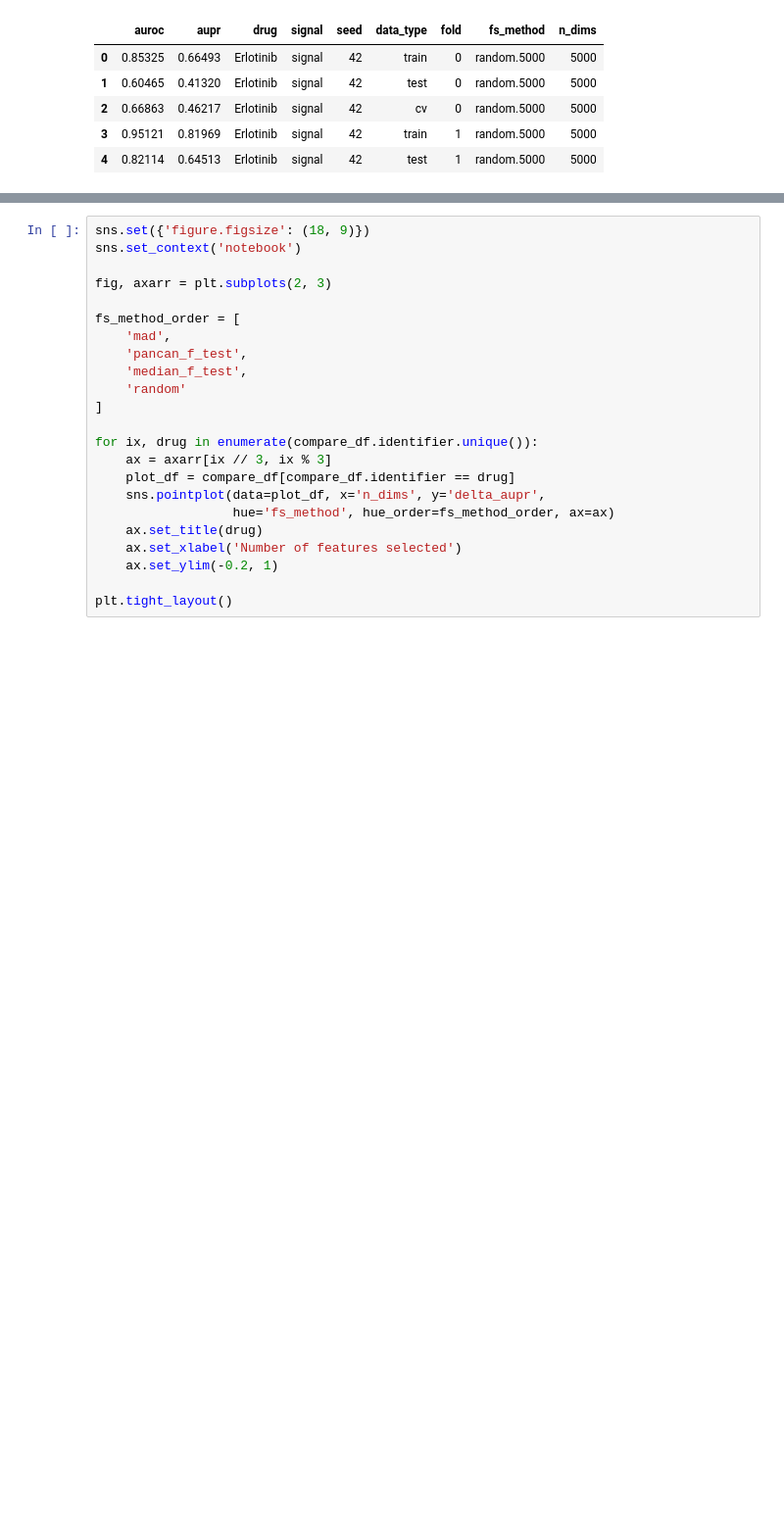
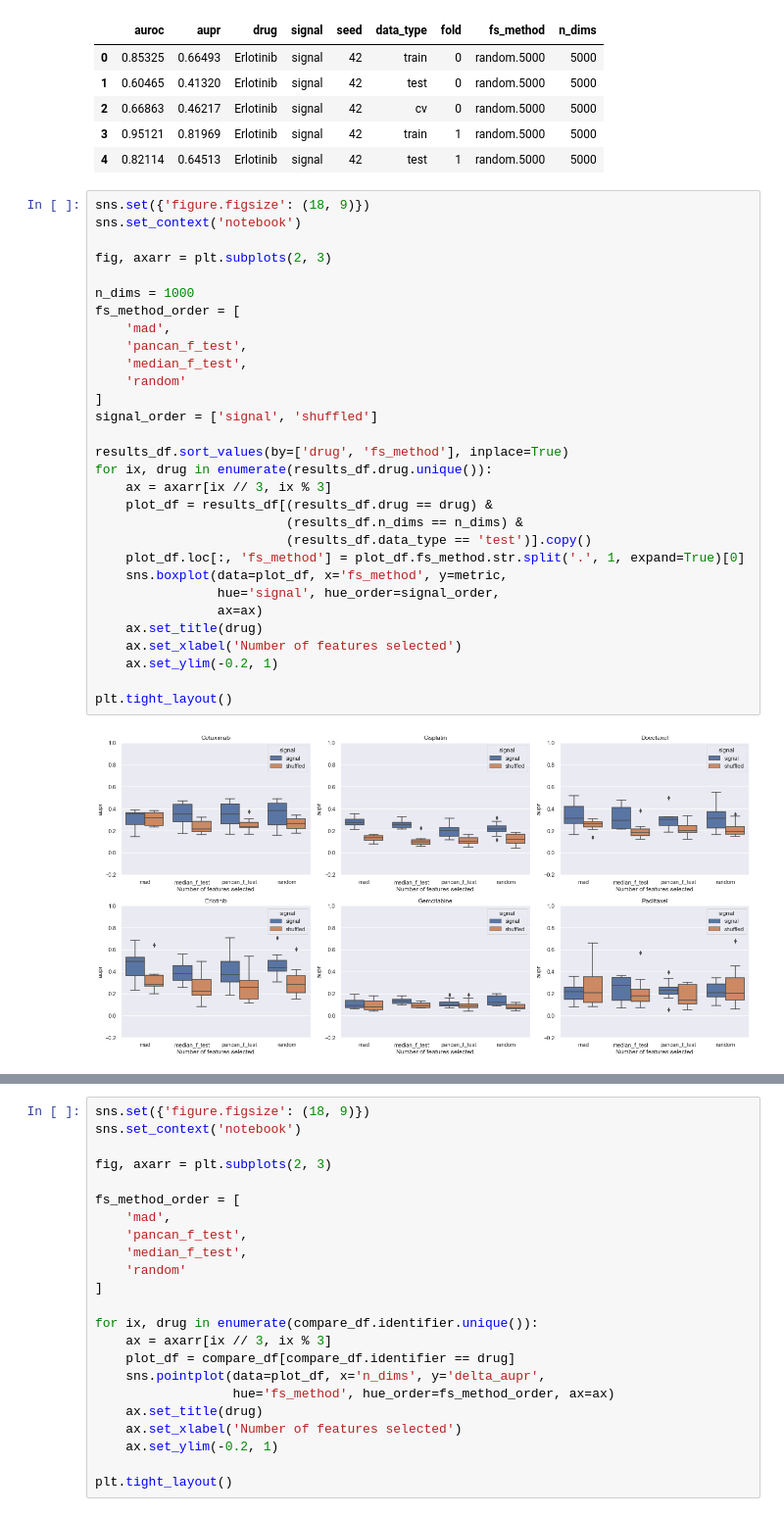
Before and after one commit to greenelab/pancancer-evaluation, a Jupyter notebook: 08_cell_line_prediction/plot_stratified_drug_response.ipynb, the cells around one changed output, grey strips where cells are left out. Shown: that part at 98% size. Cells and saved outputs as stored; diff of their text form; blank space fills up the shorter version.

```diff
--- a/08_cell_line_prediction/plot_stratified_drug_response.ipynb
+++ b/08_cell_line_prediction/plot_stratified_drug_response.ipynb
@@ -70,6 +70,38 @@ results_df.head()
 | 2 | 0.66863 | 0.46217 | Erlotinib | signal | 42 | cv | 0 | random.5000 | 5000 |
 | 3 | 0.95121 | 0.81969 | Erlotinib | signal | 42 | train | 1 | random.5000 | 5000 |
 | 4 | 0.82114 | 0.64513 | Erlotinib | signal | 42 | test | 1 | random.5000 | 5000 |
+# %%
+sns.set({'figure.figsize': (18, 9)})
+sns.set_context('notebook')
+
+fig, axarr = plt.subplots(2, 3)
+
+n_dims = 1000
+fs_method_order = [
+    'mad',
+    'pancan_f_test',
+    'median_f_test',
+    'random'
+]
+signal_order = ['signal', 'shuffled']
+
+results_df.sort_values(by=['drug', 'fs_method'], inplace=True)
+for ix, drug in enumerate(results_df.drug.unique()):
+    ax = axarr[ix // 3, ix % 3]
+    plot_df = results_df[(results_df.drug == drug) &
+                         (results_df.n_dims == n_dims) &
+                         (results_df.data_type == 'test')].copy()
+    plot_df.loc[:, 'fs_method'] = plot_df.fs_method.str.split('.', 1, expand=True)[0]
+    sns.boxplot(data=plot_df, x='fs_method', y=metric,
+                hue='signal', hue_order=signal_order,
+                ax=ax)
+    ax.set_title(drug)
+    ax.set_xlabel('Number of features selected')
+    ax.set_ylim(-0.2, 1)
+
+plt.tight_layout()
+# %% [output]
+[figure, added]
 # %%
 # get difference between true and shuffled models, split by
 # feature selection method
```
Also changed, not shown: parts of 2 cells of this notebook, 1 other file.
